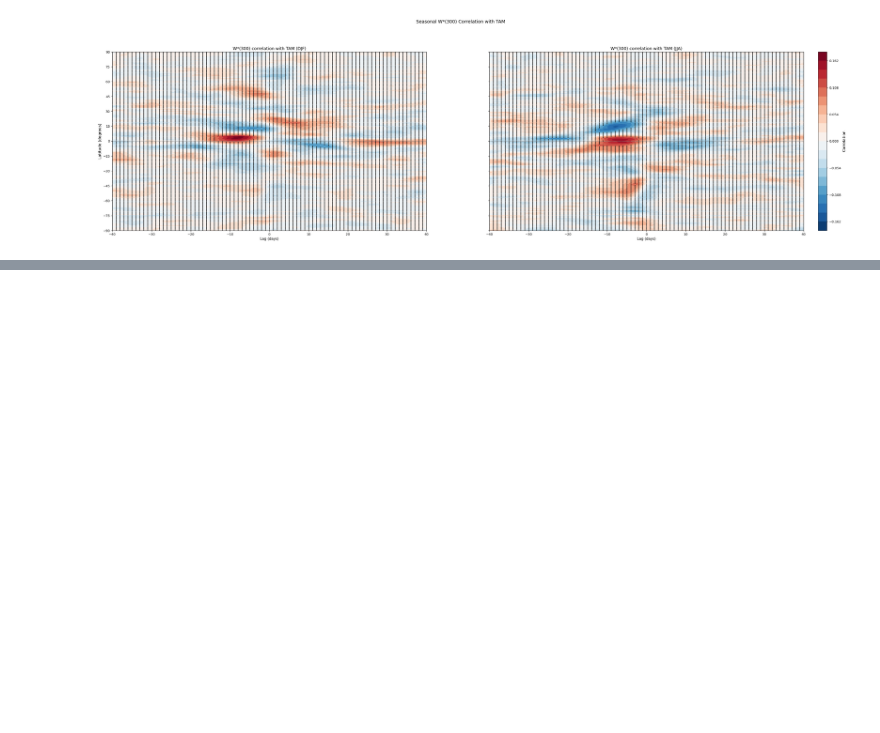
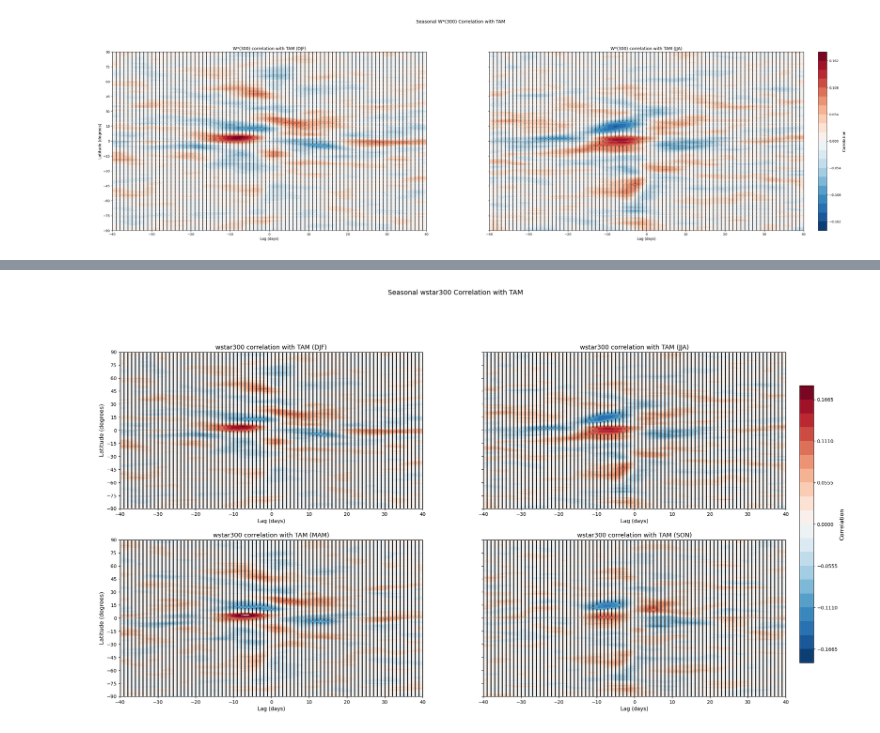
Before and after one commit to Falcon-1529/tam, a Jupyter notebook: notebooks/temanalysis.ipynb, the cells around one changed output, grey strips where cells are left out. Saved outputs shown, nothing was run; the diff lists cells and outputs as text; code cells hidden in the pictures; blank space fills up the shorter version.

```diff
--- a/notebooks/temanalysis.ipynb
+++ b/notebooks/temanalysis.ipynb
@@ -1092,0 +1229,9 @@ latlag_plot_seasonal_corr(djfwstar300_corr, jjawstar300_corr, varname = 'W*(300)
+# %%
+latlag_plot_fullseasonal_corr(
+    djfwstar300_corr, jjawstar300_corr, mamwstar300_corr, sonwstar300_corr,
+    varname='wstar300',
+    vmin=-0.185, vmax=0.185,
+    tau=10,
+)
+# %% [output]
+[figure, added]
```
Also changed, not shown: parts of 5 cells of this notebook, 1 other file.
